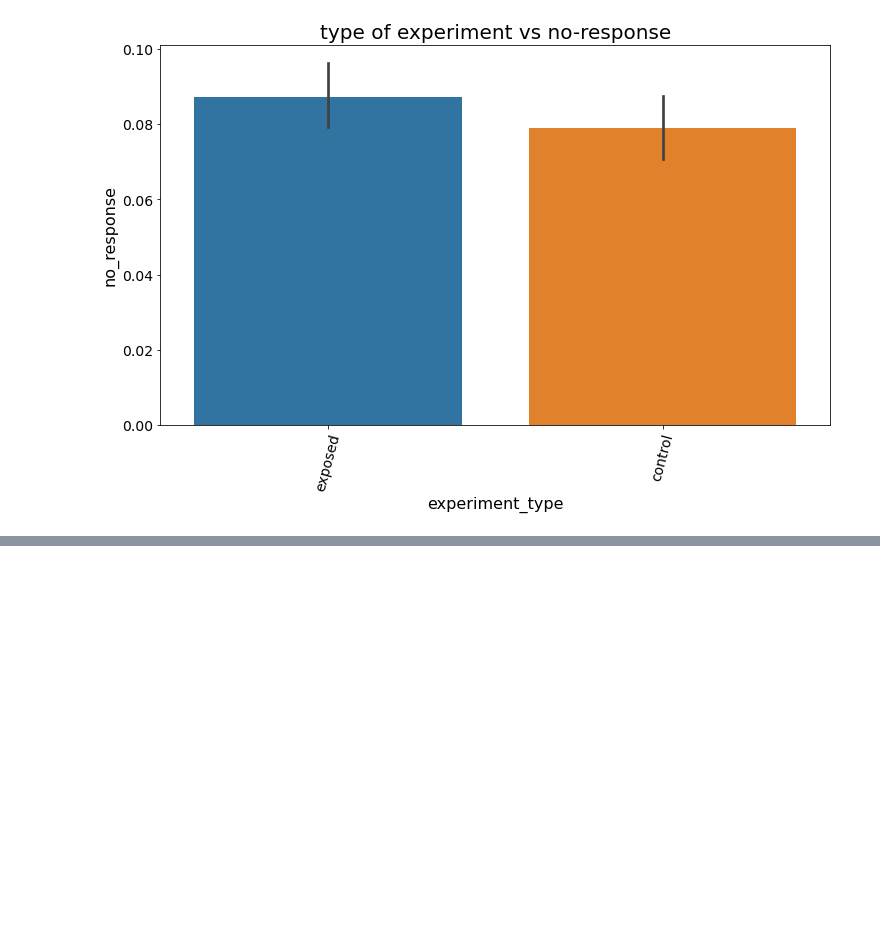
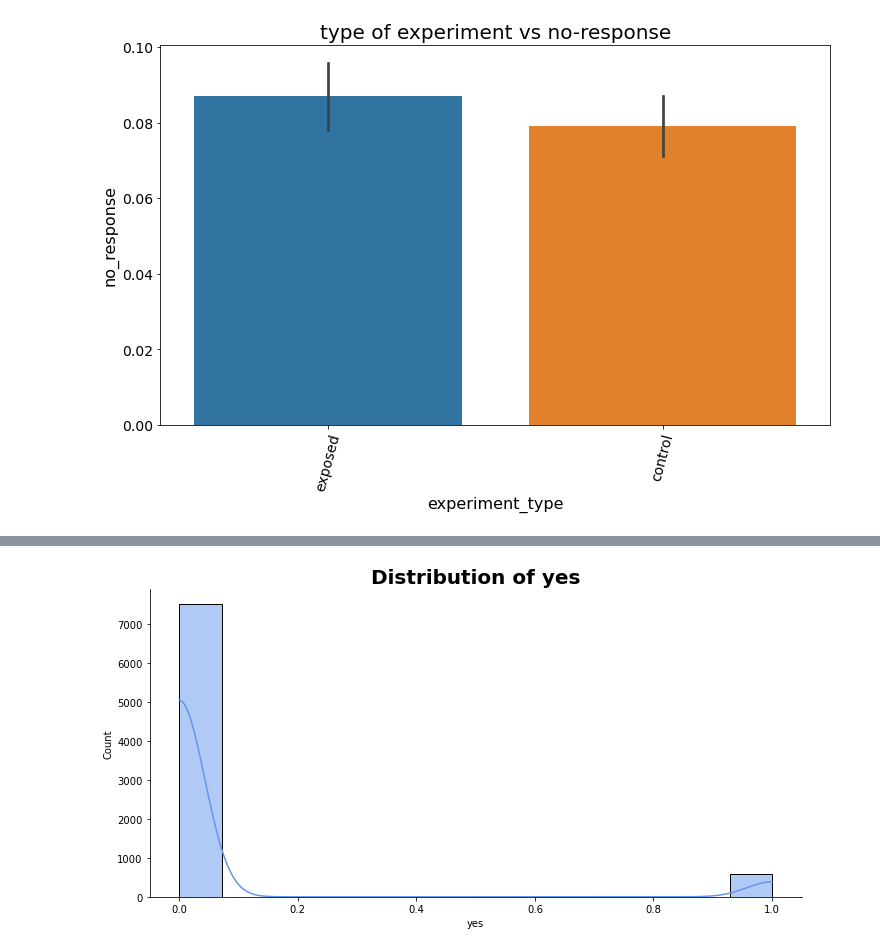
Before and after one commit to Group-6-10Academy/smart_ad_ABtesting, a Jupyter notebook: notebooks/EDA.ipynb, the cells around one changed output, grey strips where cells are left out. Saved outputs shown, nothing was run; the diff lists cells and outputs as text; code cells hidden in the pictures; blank space fills up the shorter version.

```diff
--- a/notebooks/EDA.ipynb
+++ b/notebooks/EDA.ipynb
@@ -104,0 +121,6 @@ my_plot.plot_bar(my_plot, raw, 'experiment', 'no', "type of experiment vs no-res
+# %%
+# histogram on the yes column
+
+my_plot.plot_hist(my_plot, raw, 'yes')
+# %% [output]
+[figure, added]
```
Also changed, not shown: parts of 21 cells of this notebook.
